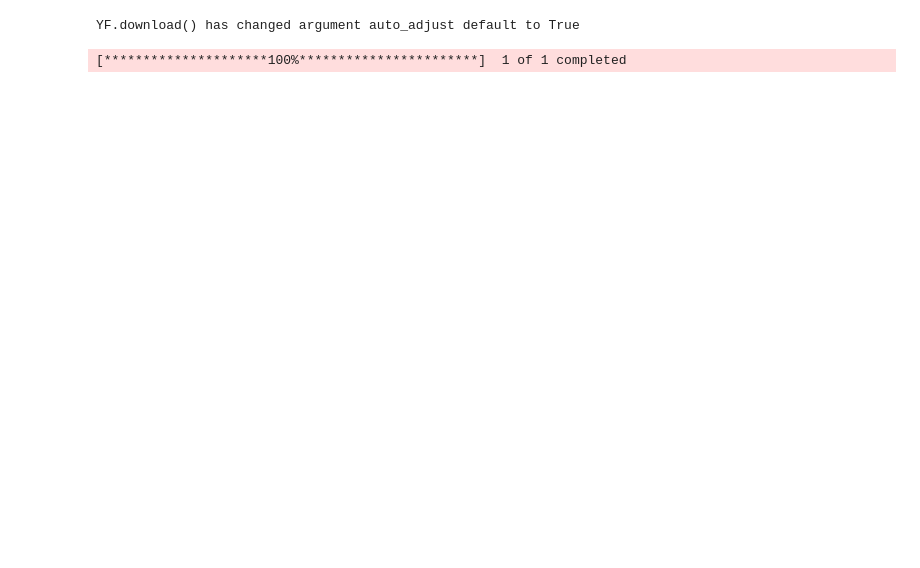
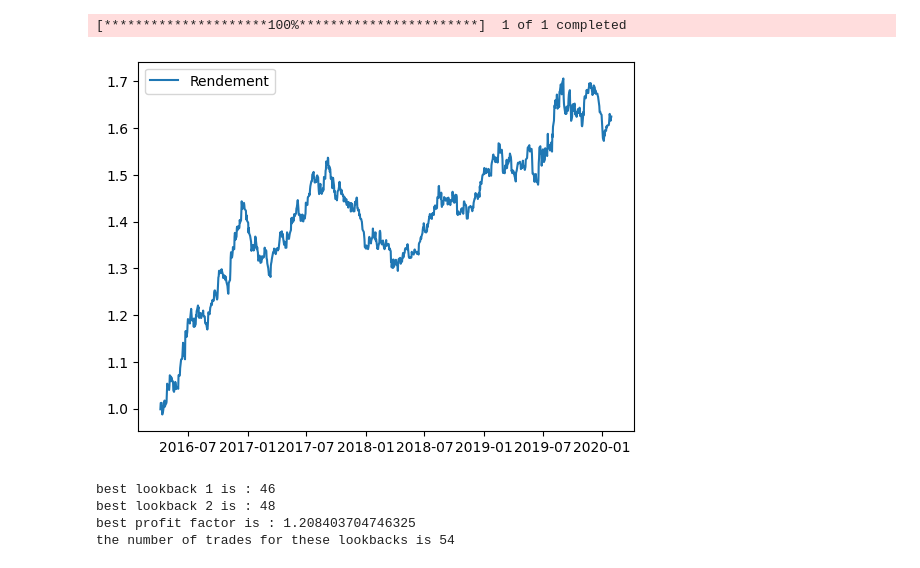
Before and after one commit to jenscio/TradingBot, a Jupyter notebook: MA_crossover_optimisation.ipynb, the cells around one changed output. Saved outputs shown, nothing was run; the diff lists cells and outputs as text; code cells hidden in the pictures; blank space fills up the shorter version.

```diff
--- a/MA_crossover_optimisation.ipynb
+++ b/MA_crossover_optimisation.ipynb
@@ -8,14 +8,14 @@ import matplotlib
 # %%
 def MA_CROSSOVER(df : pd.DataFrame, lookback_1 : int, lookback_2 : int) :
 
-    df = df.copy()
+    dF = df.copy()
 
-    df['SMA'] = df['Close'].rolling(lookback_1 - 1).mean().shift(1)
-    df['LMA'] = df['Close'].rolling(lookback_2 - 1).mean().shift(1)
+    dF['SMA'] = dF['Close'].rolling(lookback_1 - 1).mean()
+    dF['LMA'] = dF['Close'].rolling(lookback_2 - 1).mean()
 
-    Signal = pd.Series(np.full(len(df),np.nan), index = df.index)
-    Signal.loc[df['SMA'] > df['LMA']] = 1
-    Signal.loc[df['SMA'] < df['LMA']] = -1
+    Signal = pd.Series(np.full(len(dF),np.nan), index = dF.index)
+    Signal.loc[dF['SMA'] > dF['LMA']] = 1
+    Signal.loc[dF['SMA'] < dF['LMA']] = -1
     Signal = Signal.ffill()
 
     ##
@@ -24,9 +24,8 @@ def MA_CROSSOVER(df : pd.DataFrame, lookback_1 : int, lookback_2 : int) :
     for val in entry :
         if abs(val) == 2 :
             counter += 1
-    if (lookback_1 == 73 ) and (lookback_2 == 76) : print(counter)
     ##
-    return Signal
+    return Signal, counter
 # %%
 def OPTI_MACO(df : pd.DataFrame) :
 
@@ -34,13 +33,13 @@ def OPTI_MACO(df : pd.DataFrame) :
     best_lookback_1 = -1
     best_lookback_2 = -1
 
-    returns = np.log(df['Close']).diff().squeeze()
+    returns = np.log(df['Close']).diff().shift(-1).squeeze()
 
     for lookback1 in range(9,169) :
         for lookback2 in range(9,169) :
             if (lookback1 < lookback2) :
 
-                signal = MA_CROSSOVER(df,lookback1, lookback2)
+                signal = MA_CROSSOVER(df,lookback1, lookback2)[0]
                 SR = (signal * returns).dropna()
                 signal_profitfactor = SR[SR > 0].sum() / SR[SR < 0].abs().sum()
 
@@ -59,23 +58,30 @@ def OPTI_MACO(df : pd.DataFrame) :
 # %%
 symbol = 'GLD'
 
-df = yf.download([symbol], start = '2016-01-31', end = '2020-01-31', interval="1d")
+df_gold = yf.download([symbol], start = '2016-01-31', end = '2020-01-31', interval="1d")
 
-bestLB1, bestLB2, bestPF = OPTI_MACO(df)
+bestLB1, bestLB2, bestPF = OPTI_MACO(df_gold)
 
-SIG = MA_CROSSOVER(df, bestLB1, bestLB2)
+SIG1, nb_t_gold = MA_CROSSOVER(df_gold, bestLB1, bestLB2)
 
-df['returns'] = np.log(df['Close']).diff().shift(-1)
-df['system_returns'] = df['returns']*SIG
-plt.plot(np.exp(df['system_returns']).cumprod(), label = 'Rendement')
+df_gold['returns'] = np.log(df_gold['Close']).diff().shift(-1)
+df_gold['system_returns'] = df_gold['returns']*SIG1
+plt.plot(np.exp(df_gold['system_returns']).cumprod(), label = 'Rendement')
+plt.legend(loc=2)
 plt.show()
+
 
 print(f"best lookback 1 is : {bestLB1}")
 print(f"best lookback 2 is : {bestLB2}")
 print(f"best profit factor is : {bestPF}")
+print(f"the number of trades for these lookbacks is {nb_t_gold}")
 # %% [output]
-YF.download() has changed argument auto_adjust default to True
+[*********************100%***********************]  1 of 1 completed
+[figure, added]
-[*********************100%***********************]  1 of 1 completed
+best lookback 1 is : 46
+best lookback 2 is : 48
+best profit factor is : 1.208403704746325
+the number of trades for these lookbacks is 54
 # %%
 symbol = 'BTC-USD'
 
```
Also changed, not shown: parts of 2 cells of this notebook, 4 other files.
